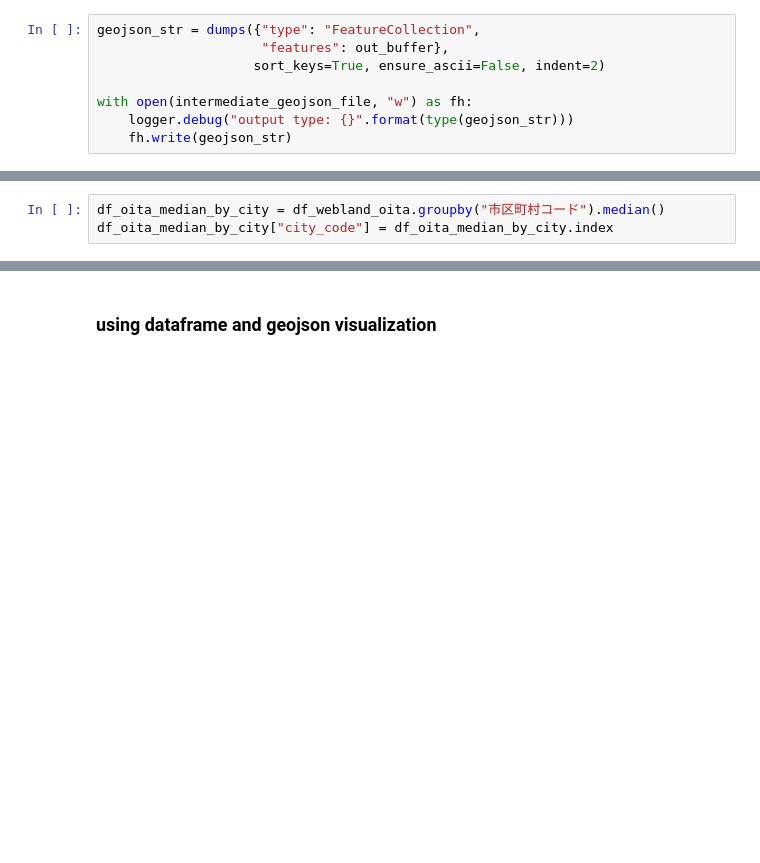
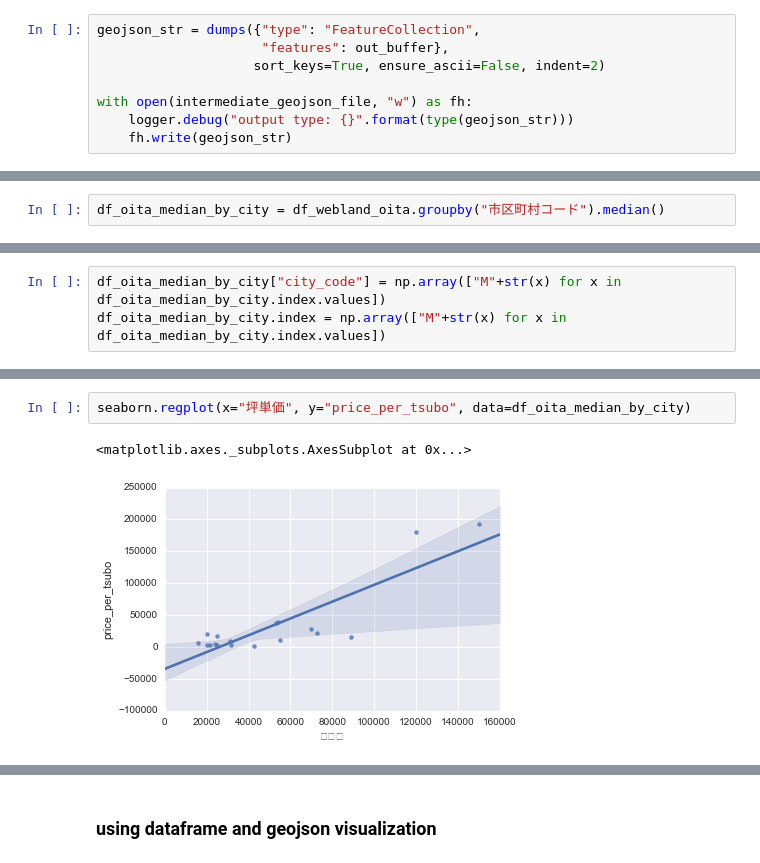
Before and after one commit to Ken24/data_vis_misc, a Jupyter notebook: shapefile_to_folium.ipynb, the cells around one changed output, grey strips where cells are left out. Saved outputs shown, nothing was run; the diff lists cells and outputs as text; blank space fills up the shorter version.

```diff
--- a/shapefile_to_folium.ipynb
+++ b/shapefile_to_folium.ipynb
@@ -114,3 +228,2 @@ summarising by city_code (price per about 3.3 m^2)
 # %%
 df_oita_median_by_city = df_webland_oita.groupby("市区町村コード").median()
-df_oita_median_by_city["city_code"] = df_oita_median_by_city.index
@@ -116,0 +232,3 @@ df_oita_median_by_city["city_code"] = df_oita_median_by_city.index
+# %%
+df_oita_median_by_city["city_code"] = np.array(["M"+str(x) for x in df_oita_median_by_city.index.values])
+df_oita_median_by_city.index = np.array(["M"+str(x) for x in df_oita_median_by_city.index.values])
@@ -116,0 +255,5 @@ df_oita_median_by_city["city_code"] = df_oita_median_by_city.index
+# %%
+seaborn.regplot(x="坪単価", y="price_per_tsubo", data=df_oita_median_by_city)
+# %% [output]
+<matplotlib.axes._subplots.AxesSubplot at 0x...>
+[figure, added]
```
Also changed, not shown: parts of 39 cells of this notebook, 2 other files.
